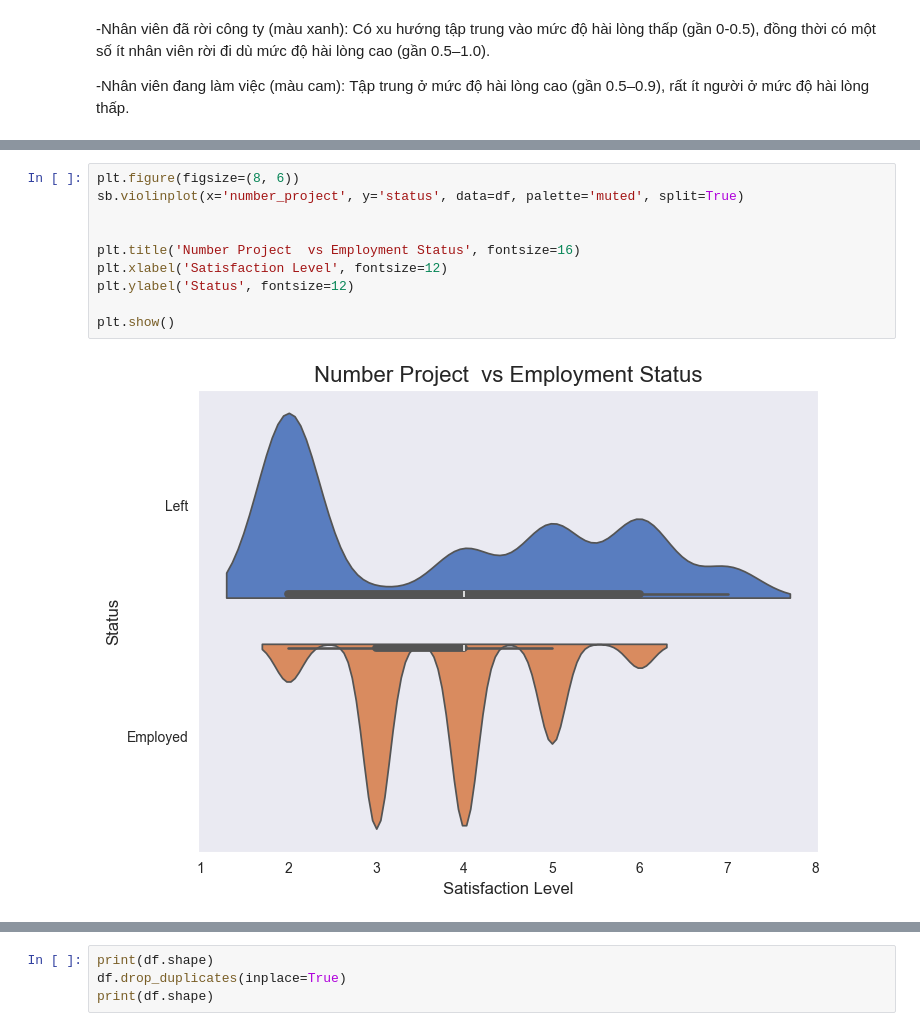
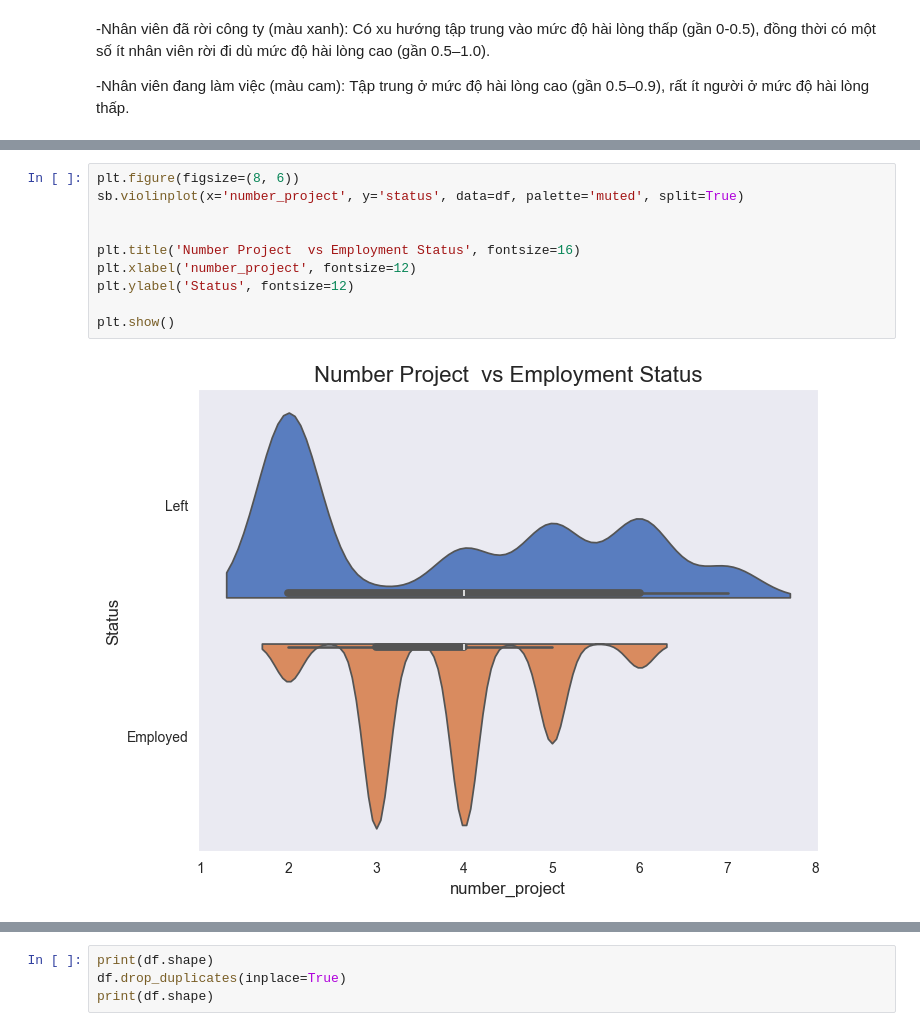
Before and after one commit to Nhii0492/Predict-Employee-Churn, a Jupyter notebook: Predict Employee Churn-Machine Learning.ipynb, the cells around one changed output, grey strips where cells are left out. Saved outputs shown, nothing was run; the diff lists cells and outputs as text.

```diff
--- a/Predict Employee Churn-Machine Learning.ipynb
+++ b/Predict Employee Churn-Machine Learning.ipynb
@@ -189,15 +214,15 @@ plt.show()
 # %%
 plt.figure(figsize=(8, 6))
 sb.violinplot(x='number_project', y='status', data=df, palette='muted', split=True)
 
 
 plt.title('Number Project  vs Employment Status', fontsize=16)
-plt.xlabel('Satisfaction Level', fontsize=12)
+plt.xlabel('number_project', fontsize=12)
 plt.ylabel('Status', fontsize=12)
 
 plt.show()
 # %% [output]
-[figure, old version]
+[figure, new version]
 # %%
 plt.figure(figsize=(8, 6))
 sb.violinplot(x='time_spend_company', y='status', data=df, palette='muted', split=True)
```
Also changed, not shown: parts of 45 cells of this notebook.
